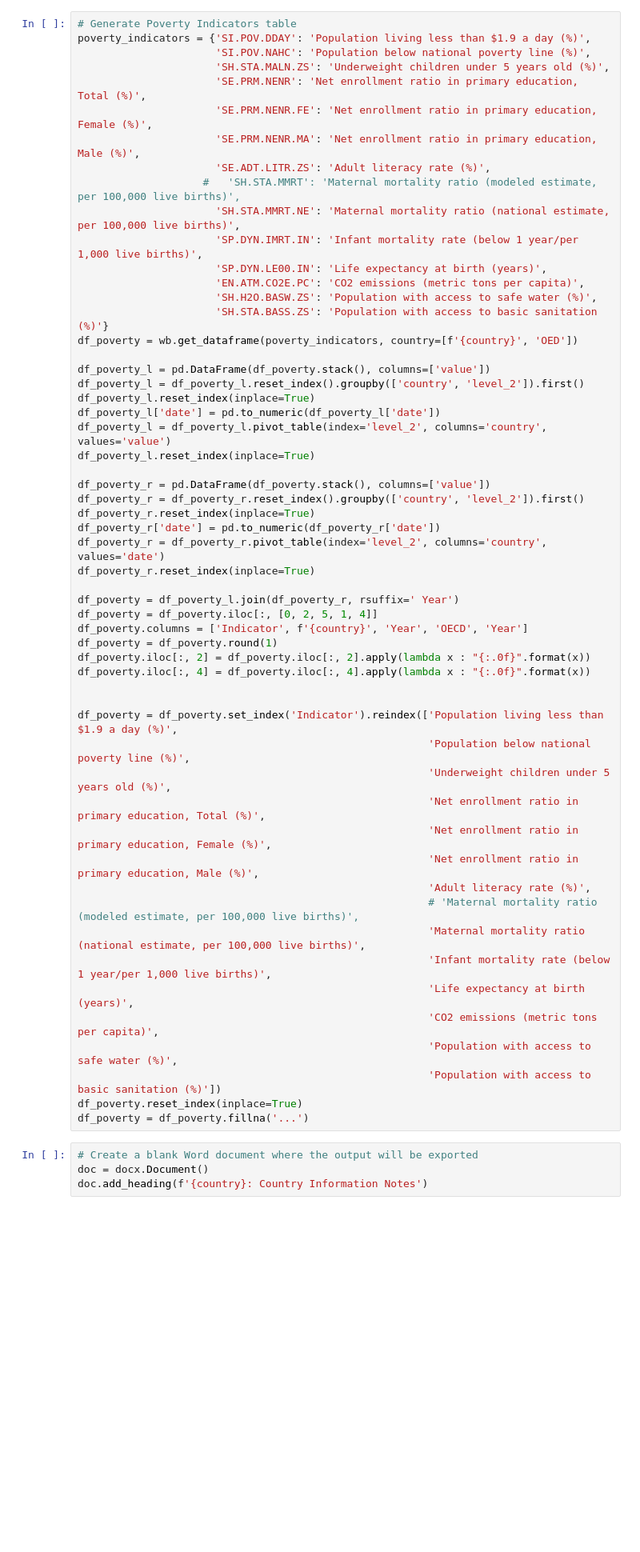
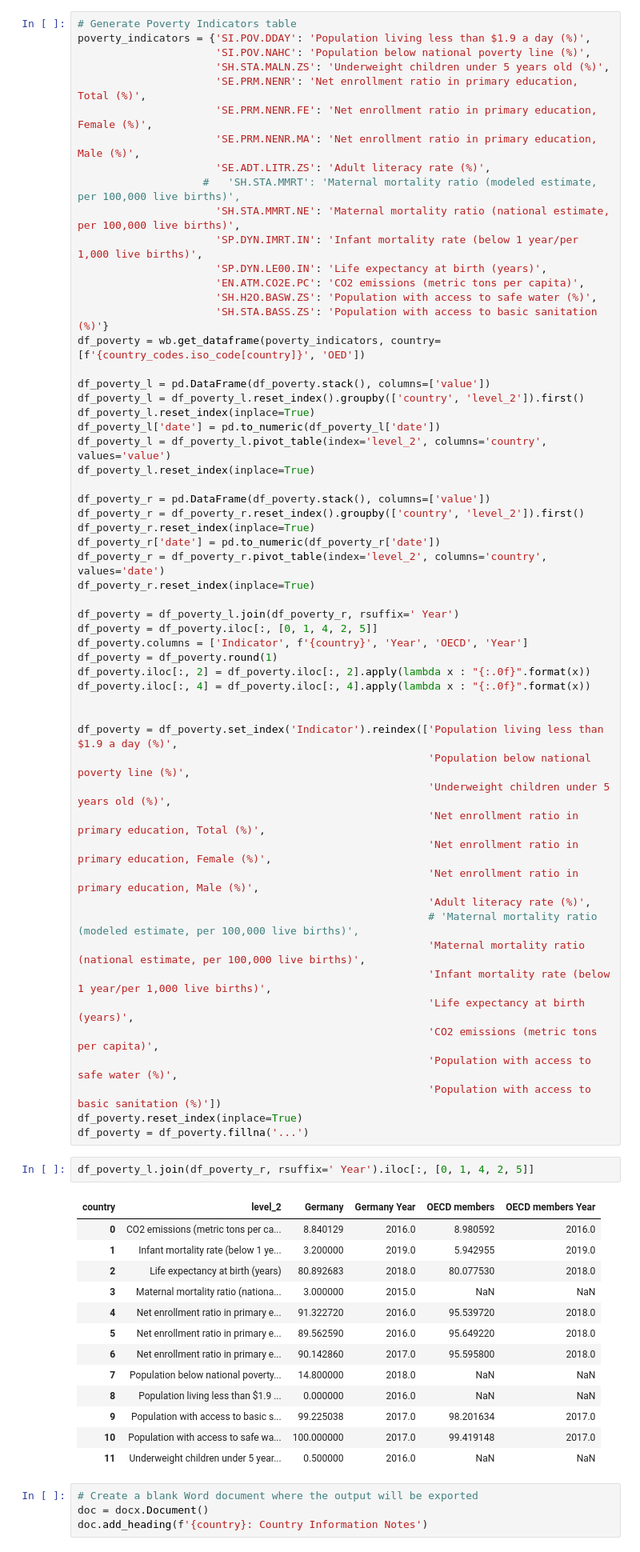
Before and after one commit to jessonpagaduan/automate-the-boring-stuff-with-python-CIN, a Jupyter notebook: automate-CIN.ipynb, the cells around one changed output. Shown at 80% size. Cells and saved outputs as stored; diff of their text form; blank space fills up the shorter version.

```diff
--- a/automate-CIN.ipynb
+++ b/automate-CIN.ipynb
@@ -400,7 +408,7 @@ poverty_indicators = {'SI.POV.DDAY': 'Population living less than $1.9 a day (%)
                       'EN.ATM.CO2E.PC': 'CO2 emissions (metric tons per capita)',
                       'SH.H2O.BASW.ZS': 'Population with access to safe water (%)',
                       'SH.STA.BASS.ZS': 'Population with access to basic sanitation (%)'}
-df_poverty = wb.get_dataframe(poverty_indicators, country=[f'{country}', 'OED'])
+df_poverty = wb.get_dataframe(poverty_indicators, country=[f'{country_codes.iso_code[country]}', 'OED'])
 
 df_poverty_l = pd.DataFrame(df_poverty.stack(), columns=['value'])
 df_poverty_l = df_poverty_l.reset_index().groupby(['country', 'level_2']).first()
@@ -417,7 +425,7 @@ df_poverty_r = df_poverty_r.pivot_table(index='level_2', columns='country', valu
 df_poverty_r.reset_index(inplace=True)
 
 df_poverty = df_poverty_l.join(df_poverty_r, rsuffix=' Year')
-df_poverty = df_poverty.iloc[:, [0, 2, 5, 1, 4]]
+df_poverty = df_poverty.iloc[:, [0, 1, 4, 2, 5]]
 df_poverty.columns = ['Indicator', f'{country}', 'Year', 'OECD', 'Year']
 df_poverty = df_poverty.round(1)
 df_poverty.iloc[:, 2] = df_poverty.iloc[:, 2].apply(lambda x : "{:.0f}".format(x))
@@ -440,6 +448,22 @@ df_poverty = df_poverty.set_index('Indicator').reindex(['Population living less
                                                         'Population with access to basic sanitation (%)'])
 df_poverty.reset_index(inplace=True)
 df_poverty = df_poverty.fillna('...')
+# %%
+df_poverty_l.join(df_poverty_r, rsuffix=' Year').iloc[:, [0, 1, 4, 2, 5]]
+# %% [output]
+| country | level_2 | Germany | Germany Year | OECD members | OECD members Year |
+| 0 | CO2 emissions (metric tons per ca... | 8.840129 | 2016.0 | 8.980592 | 2016.0 |
+| 1 | Infant mortality rate (below 1 ye... | 3.200000 | 2019.0 | 5.942955 | 2019.0 |
+| 2 | Life expectancy at birth (years) | 80.892683 | 2018.0 | 80.077530 | 2018.0 |
+| 3 | Maternal mortality ratio (nationa... | 3.000000 | 2015.0 | NaN | NaN |
+| 4 | Net enrollment ratio in primary e... | 91.322720 | 2016.0 | 95.539720 | 2018.0 |
+| 5 | Net enrollment ratio in primary e... | 89.562590 | 2016.0 | 95.649220 | 2018.0 |
+| 6 | Net enrollment ratio in primary e... | 90.142860 | 2017.0 | 95.595800 | 2018.0 |
+| 7 | Population below national poverty... | 14.800000 | 2018.0 | NaN | NaN |
+| 8 | Population living less than $1.9 ... | 0.000000 | 2016.0 | NaN | NaN |
+| 9 | Population with access to basic s... | 99.225038 | 2017.0 | 98.201634 | 2017.0 |
+| 10 | Population with access to safe wa... | 100.000000 | 2017.0 | 99.419148 | 2017.0 |
+| 11 | Underweight children under 5 year... | 0.500000 | 2016.0 | NaN | NaN |
 # %%
 # Create a blank Word document where the output will be exported
 doc = docx.Document()
```
Also changed, not shown: parts of 6 cells of this notebook, 1 other file.
